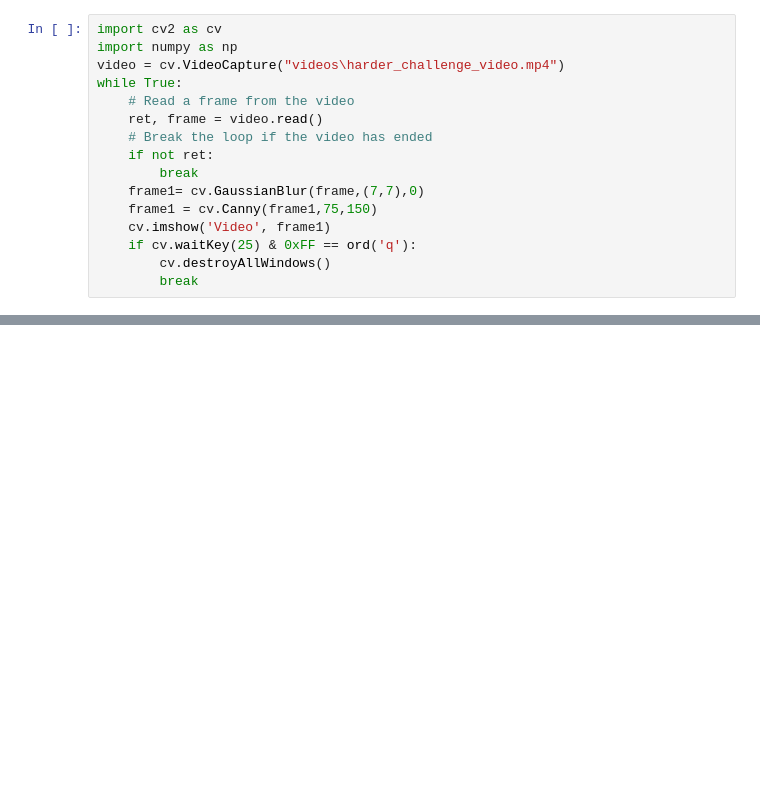
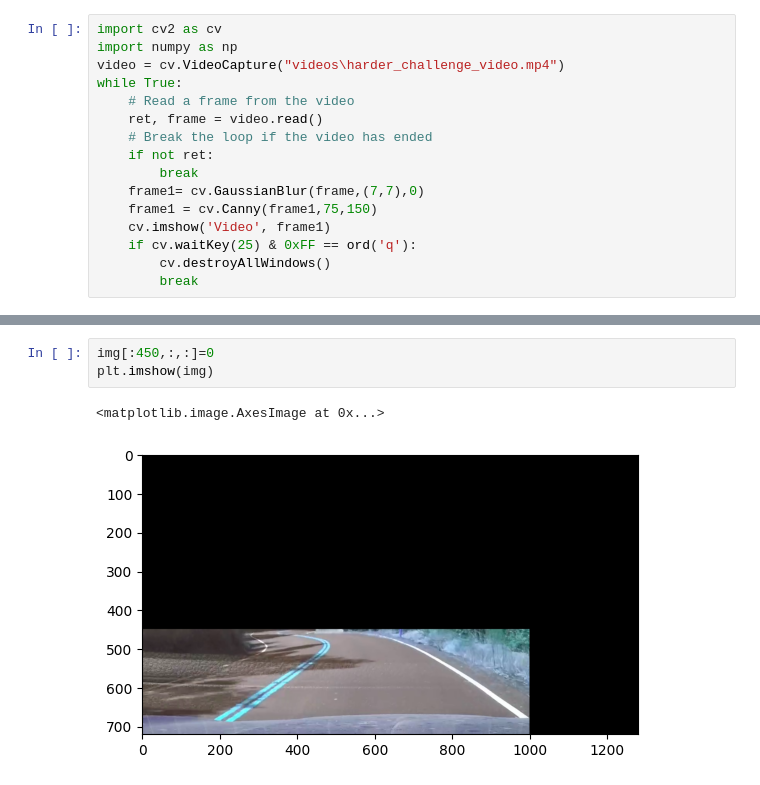
Before and after one commit to poonamshettar/Lane-Detection-using-open-CV, a Jupyter notebook: with_opencv.ipynb, the cells around one changed output, grey strips where cells are left out. Cells and saved outputs as stored; diff of their text form; blank space fills up the shorter version.

```diff
--- a/with_opencv.ipynb
+++ b/with_opencv.ipynb
@@ -81,0 +174,6 @@ while True:
+# %%
+img[:450,:,:]=0
+plt.imshow(img)
+# %% [output]
+<matplotlib.image.AxesImage at 0x...>
+[figure, added]
```
Also changed, not shown: parts of 10 cells of this notebook, 9 other files.
